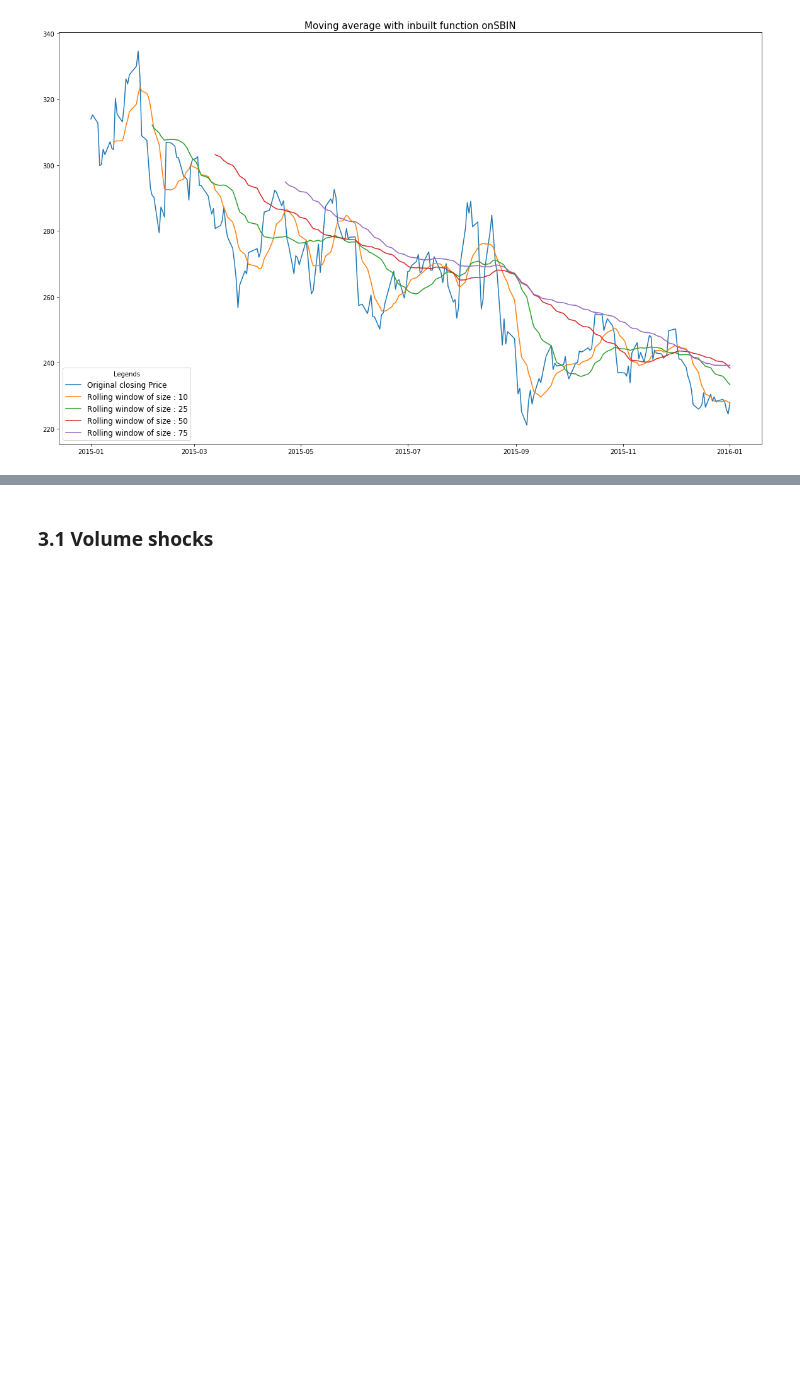
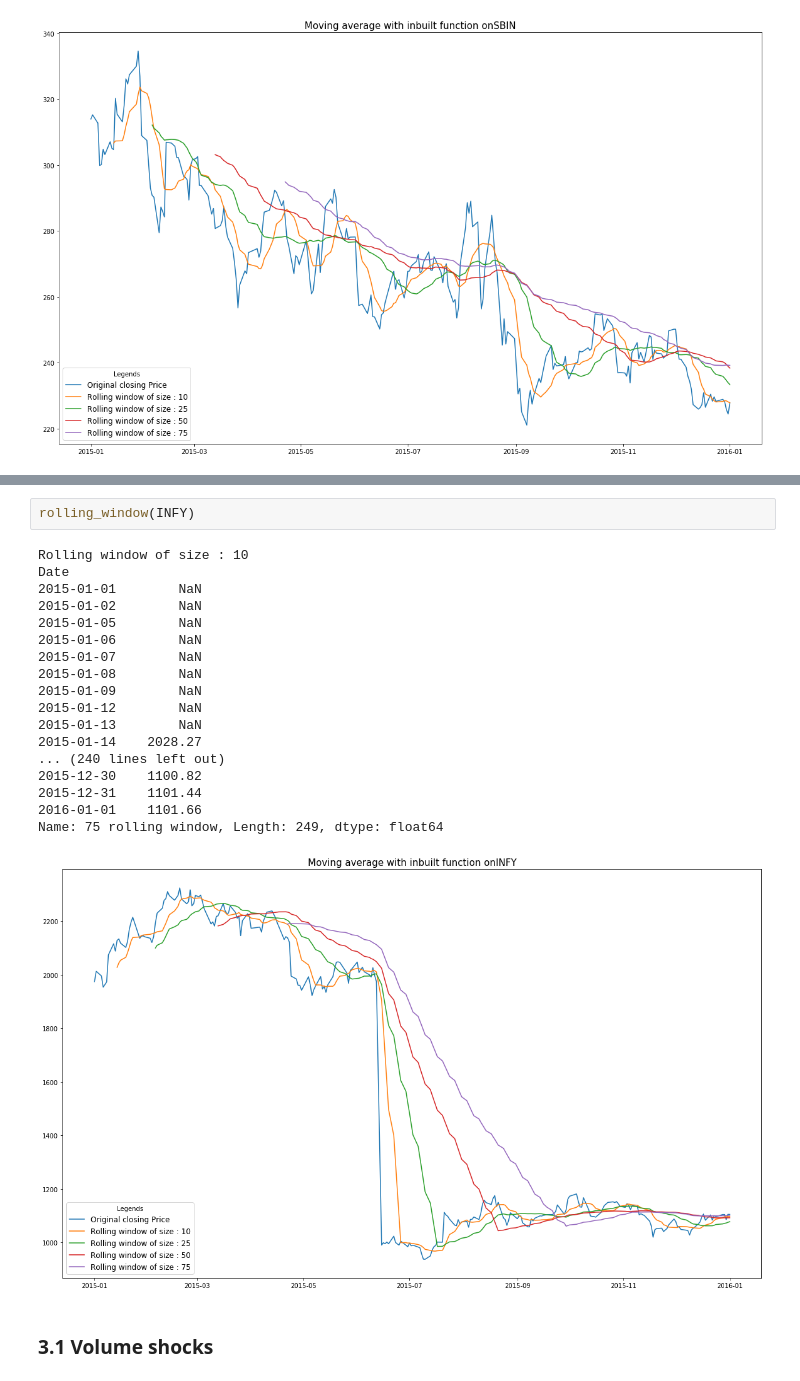
Before and after one commit to may55/python-test, a Jupyter notebook: python-test(Part-1 and Part-2).ipynb, the cells around one changed output, grey strips where cells are left out. Cells and saved outputs as stored; diff of their text form; blank space fills up the shorter version.

```diff
--- a/python-test.ipynb
+++ b/python-test(Part-1 and Part-2).ipynb
@@ -227,3 +266,24 @@ Name: 75 rolling window, Length: 249, dtype: float64
+# %%
+rolling_window(INFY)
+# %% [output]
+Rolling window of size : 10
+Date
+2015-01-01        NaN
+2015-01-02        NaN
+2015-01-05        NaN
+2015-01-06        NaN
+2015-01-07        NaN
+2015-01-08        NaN
+2015-01-09        NaN
+2015-01-12        NaN
+2015-01-13        NaN
+2015-01-14    2028.27
+... (240 lines left out)
+2015-12-30    1100.82
+2015-12-31    1101.44
+2016-01-01    1101.66
+Name: 75 rolling window, Length: 249, dtype: float64
+[figure, added]
 # %% [markdown]
  ### 3.1 Volume shocks
 # %% [markdown]
```
Also changed, not shown: parts of 11 cells of this notebook, 40 other files.
